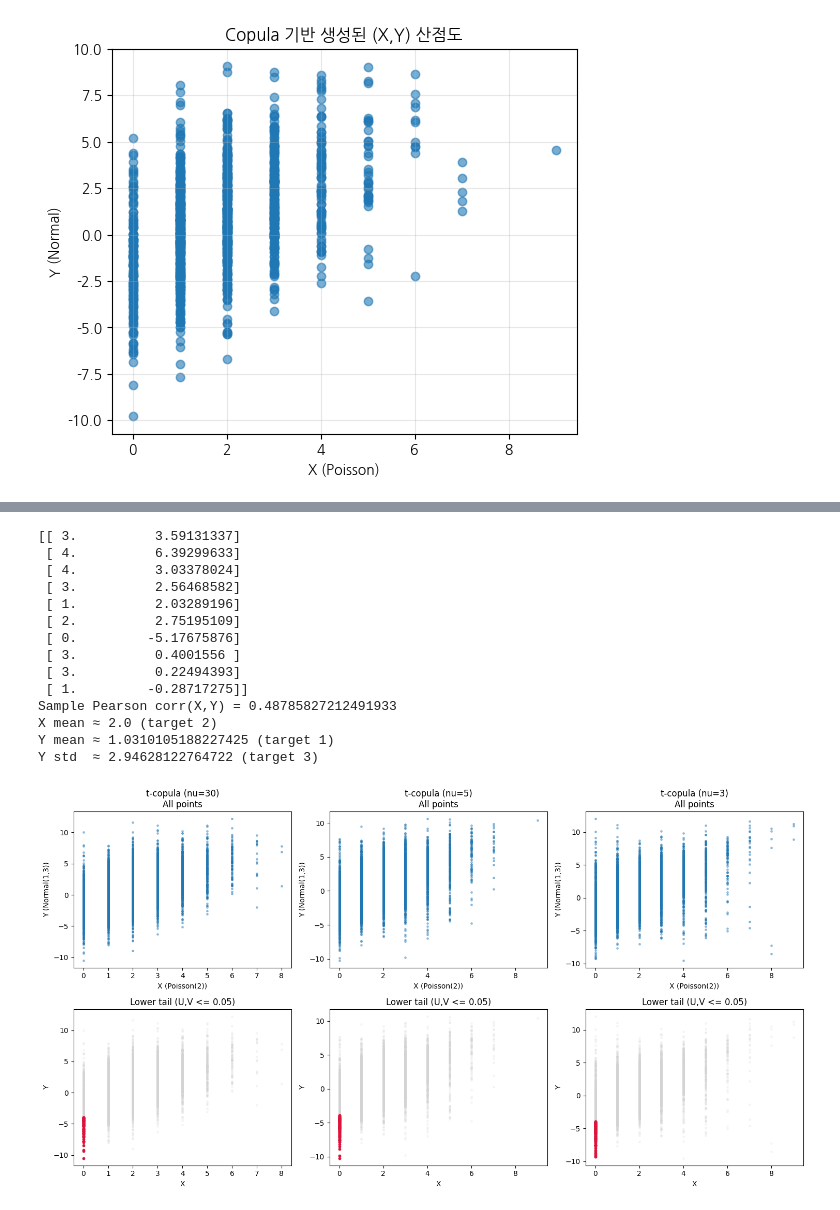
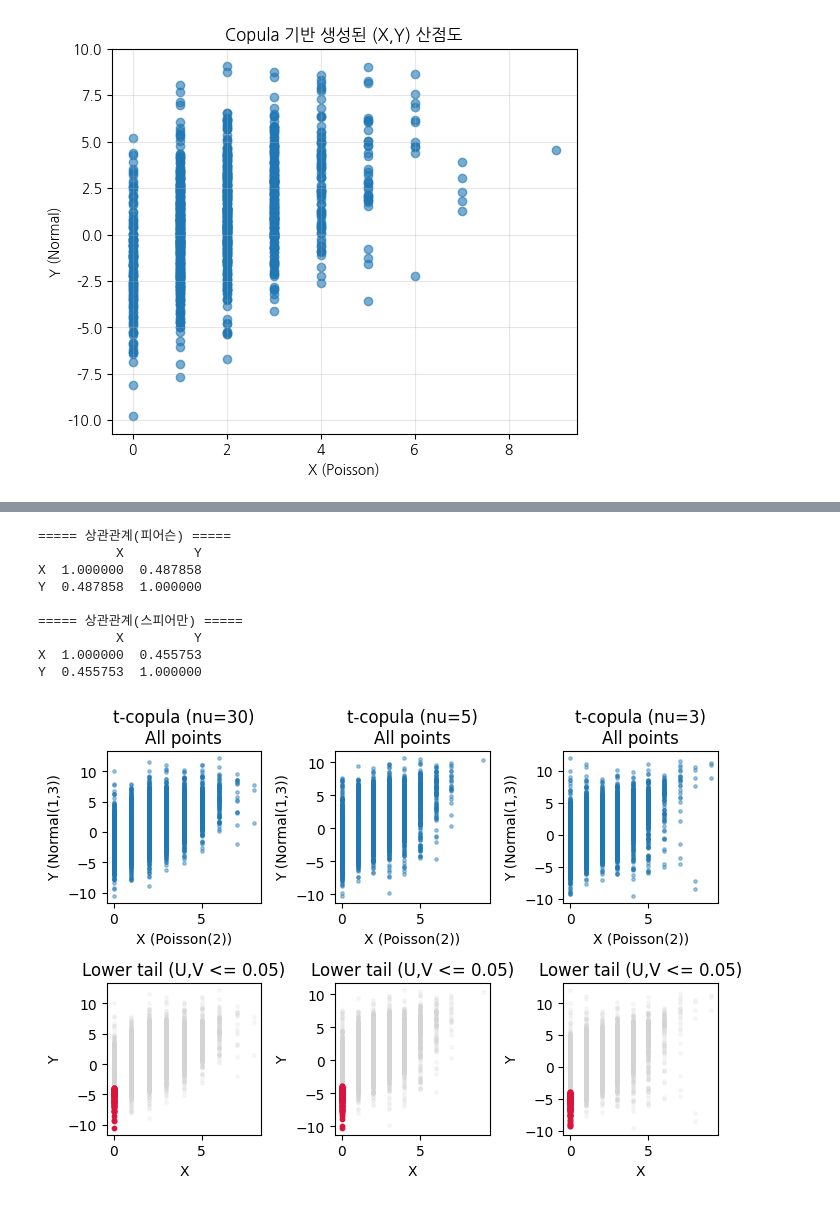
Before and after one commit to HST0077/HYOTC, a Jupyter notebook: copula.ipynb, the cells around one changed output, grey strips where cells are left out. Saved outputs shown, nothing was run; the diff lists cells and outputs as text; code cells hidden in the pictures.

```diff
--- a/copula.ipynb
+++ b/copula.ipynb
@@ -298,5 +265,5 @@ Y std  ≈ 3.1464987028795206 (target 3)
 # %%
-# !pip install statsmodels scipy numpy
+# t-copula 이용
 
 import numpy as np
 from scipy.stats import poisson, norm
@@ -328,33 +295,28 @@ V = np.clip(uv[:, 1], 1e-12, 1 - 1e-12)
 X = poisson(mu=2).ppf(U).astype(int)     # Poisson(2)
 Y = norm(loc=1, scale=3).ppf(V)          # Normal(1,3)
 
-# -----------------------------
-# 4) 확인
-# -----------------------------
-pairs = np.column_stack([X, Y])
-print(pairs[:10])
-
-print("Sample Pearson corr(X,Y) =", np.corrcoef(X, Y)[0, 1])
-print("X mean ≈", X.mean(), "(target 2)")
-print("Y mean ≈", Y.mean(), "(target 1)")
-print("Y std  ≈", Y.std(ddof=1), "(target 3)")
+# -------------------------------------------------------
+# 4) 결과 DataFrame 정리
+# -------------------------------------------------------
+df = pd.DataFrame({"X": X, "Y": Y})
+pear_corr = df.corr(method="pearson")
+spear_corr = df.corr(method="spearman")
+print("\n===== 상관관계(피어슨) =====")
+print(pear_corr)
+print("\n===== 상관관계(스피어만) =====")
+print(spear_corr)
 # %% [output]
-[[ 3.          3.59131337]
- [ 4.          6.39299633]
- [ 4.          3.03378024]
- [ 3.          2.56468582]
- [ 1.          2.03289196]
- [ 2.          2.75195109]
- [ 0.         -5.17675876]
- [ 3.          0.4001556 ]
- [ 3.          0.22494393]
- [ 1.         -0.28717275]]
-Sample Pearson corr(X,Y) = 0.48785827212491933
-X mean ≈ 2.0 (target 2)
-Y mean ≈ 1.0310105188227425 (target 1)
-Y std  ≈ 2.94628122764722 (target 3)
+===== 상관관계(피어슨) =====
+          X         Y
+X  1.000000  0.487858
+Y  0.487858  1.000000
+
+===== 상관관계(스피어만) =====
+          X         Y
+X  1.000000  0.455753
+Y  0.455753  1.000000
 # %%
-# !pip install statsmodels scipy numpy matplotlib
+# 자유도값에 따른 꼬리 의존성 살펴보기
 
 import numpy as np
 import matplotlib.pyplot as plt
@@ -363,7 +325,7 @@ from statsmodels.distributions.copula.api import StudentTCopula
 
 np.random.seed(42)
 
-def sample_xy_tcopula(rho, nu, n=5000):
+def sample_xy_tcopula(rho, nu, n=6000):
     corr = np.array([[1.0, rho],
                      [rho, 1.0]])
     cop = StudentTCopula(corr=corr, df=nu)
@@ -374,32 +336,32 @@ def sample_xy_tcopula(rho, nu, n=5000):
     # Marginals (Sklar)
     X = poisson(mu=2).ppf(U).astype(int)
     Y = norm(loc=1, scale=3).ppf(V)
     return U, V, X, Y
 
 rho = 0.5
 nus = [30, 5, 3]   # nu가 작을수록 꼬리 의존성 ↑
 q = 0.05           # 하단 5% 꼬리 강조
 
-fig, axes = plt.subplots(2, len(nus), figsize=(15, 8), sharex=False, sharey=False)
+fig, axes = plt.subplots(2, len(nus), figsize=(7, 5), sharex=False, sharey=False)
 
 for j, nu in enumerate(nus):
     U, V, X, Y = sample_xy_tcopula(rho, nu, n=6000)
 
     # (위) 전체 산점도
     axes[0, j].scatter(X, Y, s=6, alpha=0.4)
     axes[0, j].set_title(f"t-copula (nu={nu})\nAll points")
     axes[0, j].set_xlabel("X (Poisson(2))")
     axes[0, j].set_ylabel("Y (Normal(1,3))")
 
     # (아래) 좌측 꼬리만 강조: U<=q, V<=q
     mask_tail = (U <= q) & (V <= q)
     axes[1, j].scatter(X, Y, s=6, alpha=0.15, color="lightgray")
     axes[1, j].scatter(X[mask_tail], Y[mask_tail], s=10, color="crimson")
     axes[1, j].set_title(f"Lower tail (U,V <= {q})")
     axes[1, j].set_xlabel("X")
     axes[1, j].set_ylabel("Y")
 
 plt.tight_layout()
 plt.show()
 # %% [output]
-[figure, old version]
+[figure, new version]
```
Also changed, not shown: parts of 7 cells of this notebook.
